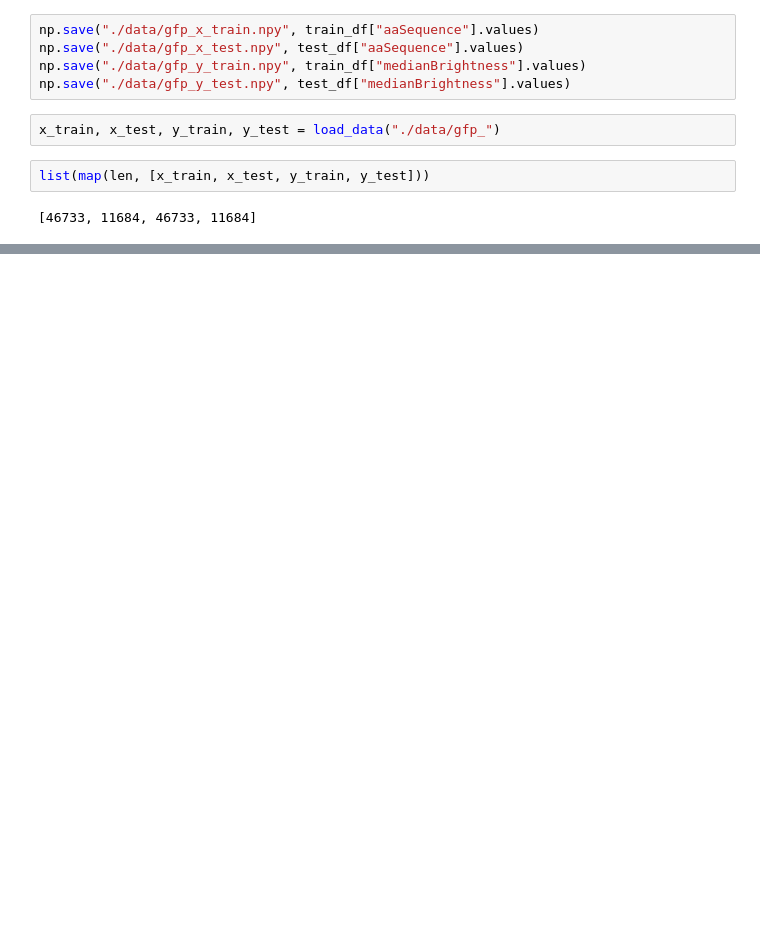
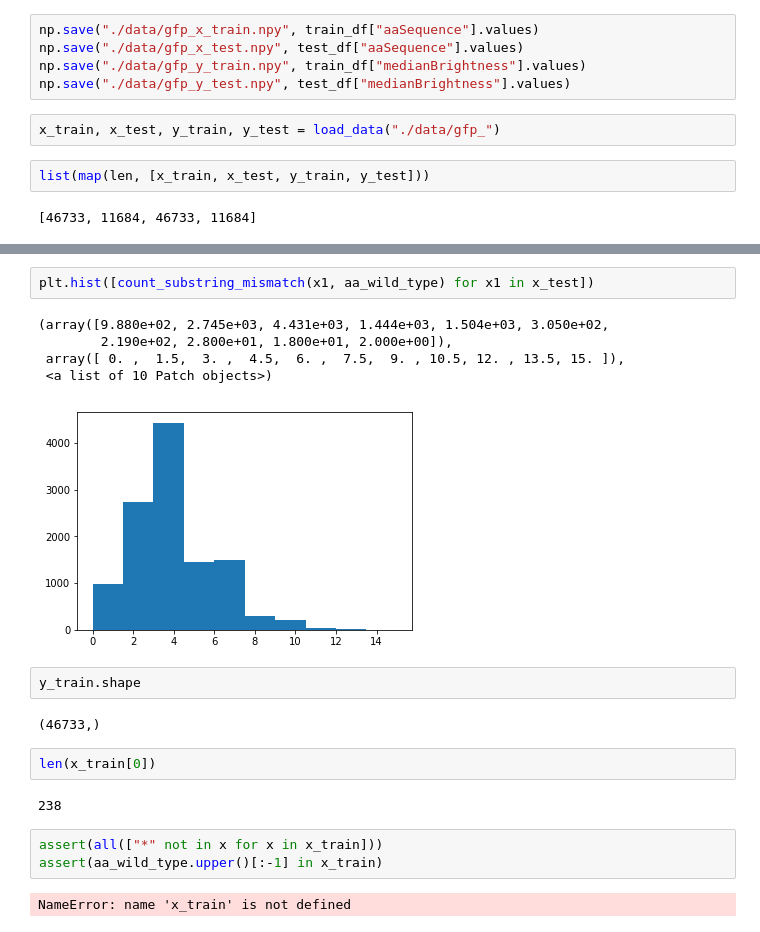
Before and after one commit to j316chuck/generative-model-experiments, a Jupyter notebook: random_experiments.ipynb, the cells around one changed output, grey strips where cells are left out. Drawn from its saved outputs; the diff is of its cells as text; blank space fills up the shorter version.

```diff
--- a/random_experiments.ipynb
+++ b/random_experiments.ipynb
@@ -535,0 +545,21 @@ list(map(len, [x_train, x_test, y_train, y_test]))
+# %%
+plt.hist([count_substring_mismatch(x1, aa_wild_type) for x1 in x_test])
+# %% [output]
+(array([9.880e+02, 2.745e+03, 4.431e+03, 1.444e+03, 1.504e+03, 3.050e+02,
+        2.190e+02, 2.800e+01, 1.800e+01, 2.000e+00]),
+ array([ 0. ,  1.5,  3. ,  4.5,  6. ,  7.5,  9. , 10.5, 12. , 13.5, 15. ]),
+ <a list of 10 Patch objects>)
+[figure, added]
+# %%
+y_train.shape
+# %% [output]
+(46733,)
+# %%
+len(x_train[0])
+# %% [output]
+238
+# %%
+assert(all(["*" not in x for x in x_train]))
+assert(aa_wild_type.upper()[:-1] in x_train)
+# %% [output]
+NameError: name 'x_train' is not defined
```
Also changed, not shown: parts of 17 cells of this notebook, 25 other files.
